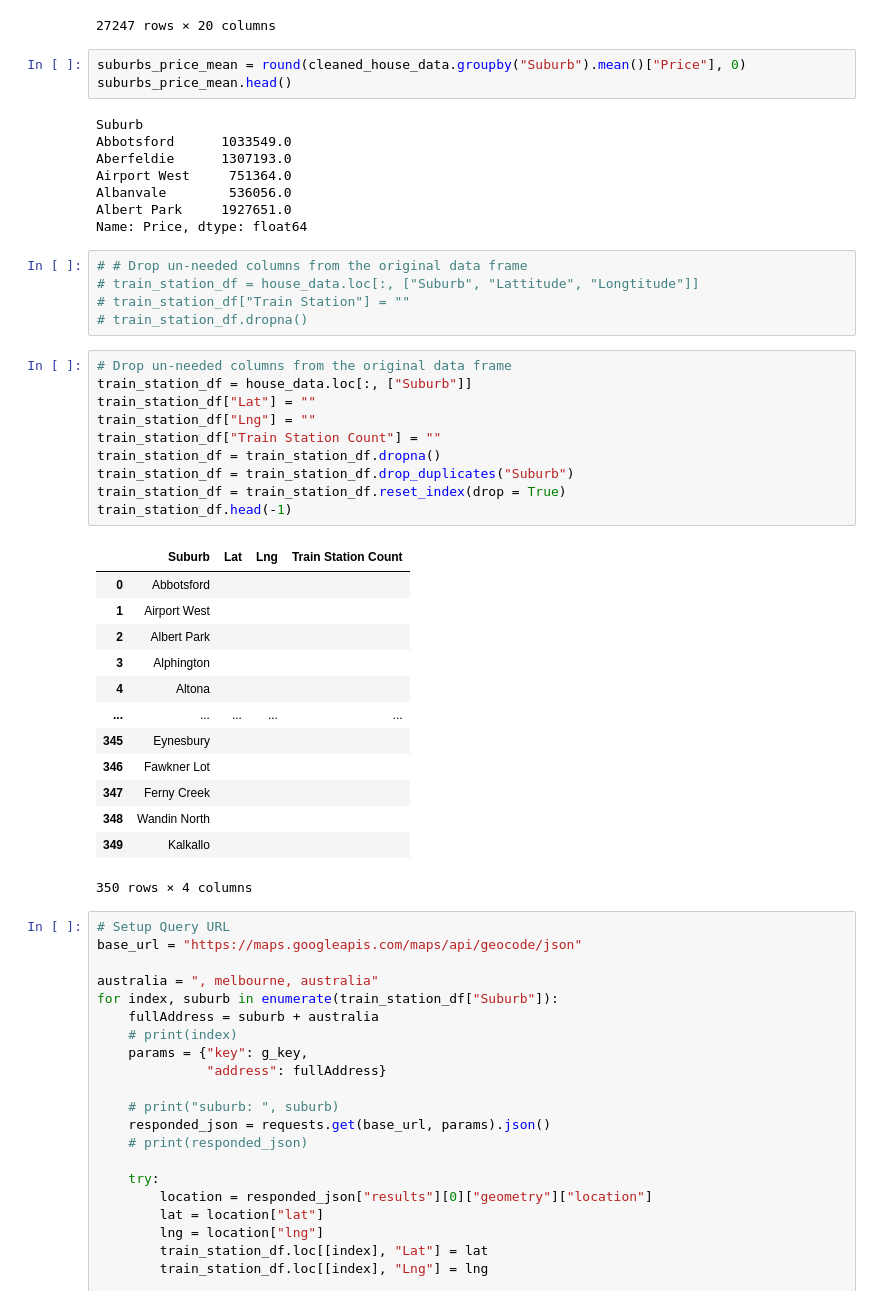
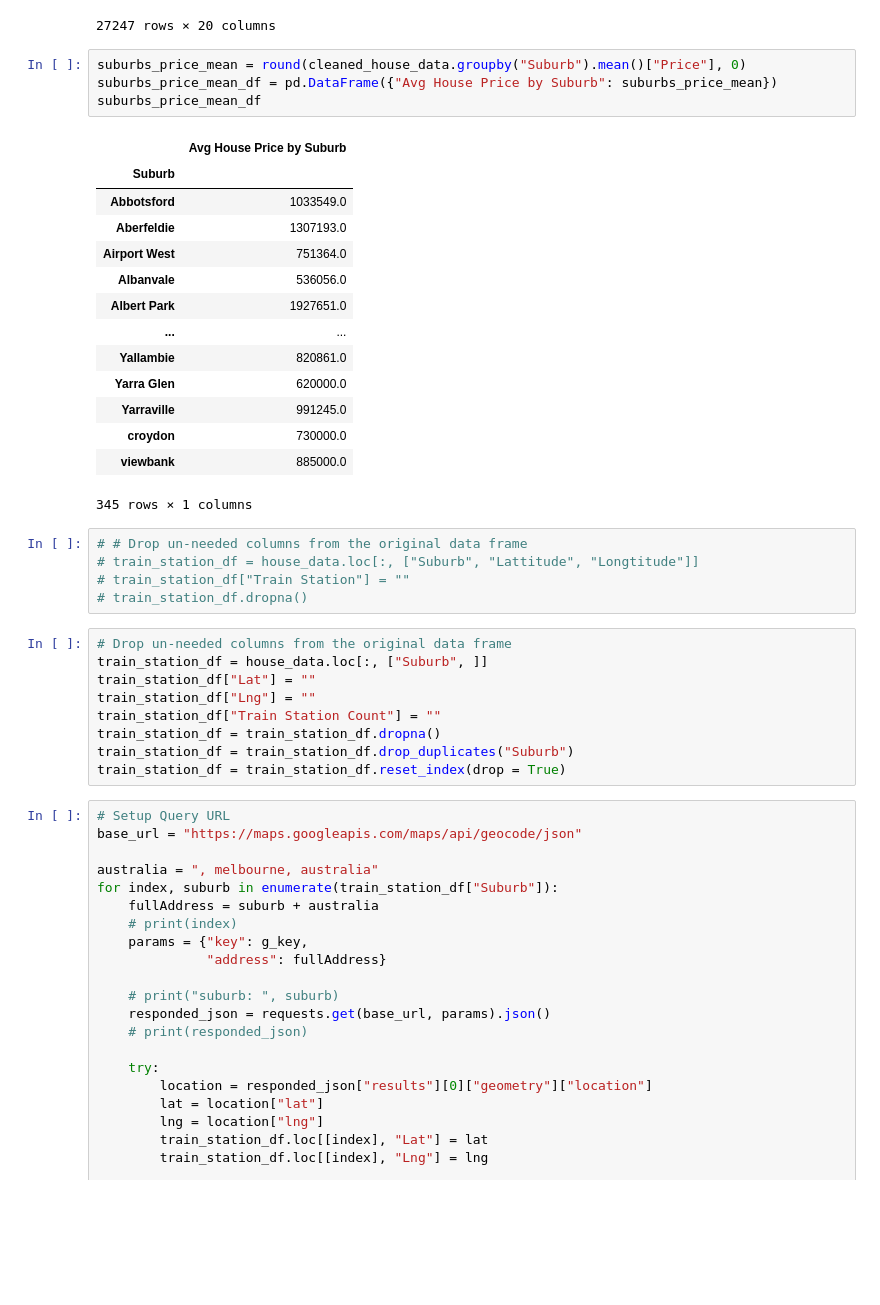
Before and after one commit to Franco1230/Data-Bootcamp-Project-1, a Jupyter notebook: Main.ipynb, the cells around one changed output. Saved outputs shown, nothing was run; the diff lists cells and outputs as text; blank space fills up the shorter version.

```diff
--- a/Main.ipynb
+++ b/Main.ipynb
@@ -124,15 +124,23 @@ cleaned_house_data
 27247 rows × 20 columns
 # %%
 suburbs_price_mean = round(cleaned_house_data.groupby("Suburb").mean()["Price"], 0)
-suburbs_price_mean.head()
+suburbs_price_mean_df = pd.DataFrame({"Avg House Price by Suburb": suburbs_price_mean})
+suburbs_price_mean_df
 # %% [output]
+|  | Avg House Price by Suburb |
+| Suburb |  |
+| Abbotsford | 1033549.0 |
+| Aberfeldie | 1307193.0 |
+| Airport West | 751364.0 |
+| Albanvale | 536056.0 |
+| Albert Park | 1927651.0 |
+| ... | ... |
+| Yallambie | 820861.0 |
+| Yarra Glen | 620000.0 |
+| Yarraville | 991245.0 |
+| croydon | 730000.0 |
+| viewbank | 885000.0 |
-Suburb
-Abbotsford      1033549.0
-Aberfeldie      1307193.0
-Airport West     751364.0
-Albanvale        536056.0
-Albert Park     1927651.0
-Name: Price, dtype: float64
+345 rows × 1 columns
 # %%
 # # Drop un-needed columns from the original data frame
 # train_station_df = house_data.loc[:, ["Suburb", "Lattitude", "Longtitude"]]
@@ -140,28 +148,13 @@ Name: Price, dtype: float64
 # train_station_df.dropna()
 # %%
 # Drop un-needed columns from the original data frame
-train_station_df = house_data.loc[:, ["Suburb"]]
+train_station_df = house_data.loc[:, ["Suburb", ]]
 train_station_df["Lat"] = ""
 train_station_df["Lng"] = ""
 train_station_df["Train Station Count"] = ""
 train_station_df = train_station_df.dropna()
 train_station_df = train_station_df.drop_duplicates("Suburb")
 train_station_df = train_station_df.reset_index(drop = True)
-train_station_df.head(-1)
-# %% [output]
-|  | Suburb | Lat | Lng | Train Station Count |
-| 0 | Abbotsford |  |  |  |
-| 1 | Airport West |  |  |  |
-| 2 | Albert Park |  |  |  |
-| 3 | Alphington |  |  |  |
-| 4 | Altona |  |  |  |
-| ... | ... | ... | ... | ... |
-| 345 | Eynesbury |  |  |  |
-| 346 | Fawkner Lot |  |  |  |
-| 347 | Ferny Creek |  |  |  |
-| 348 | Wandin North |  |  |  |
-| 349 | Kalkallo |  |  |  |
-350 rows × 4 columns
 # %%
 # Setup Query URL
 base_url = "https://maps.googleapis.com/maps/api/geocode/json"
```
Also changed, not shown: parts of 8 cells of this notebook.
